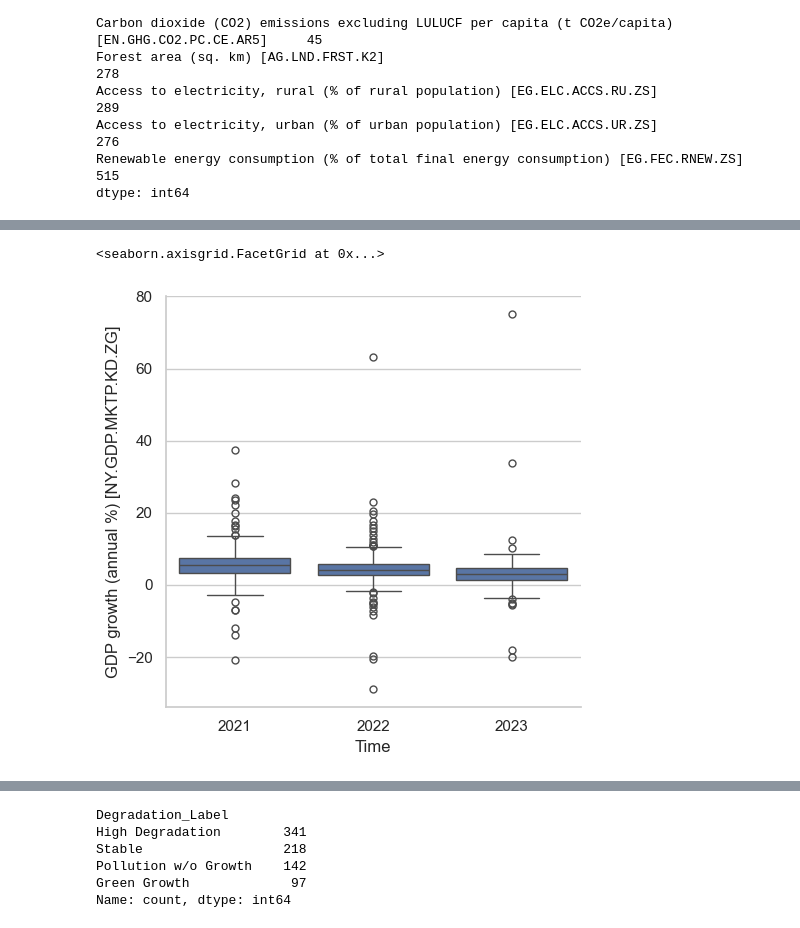
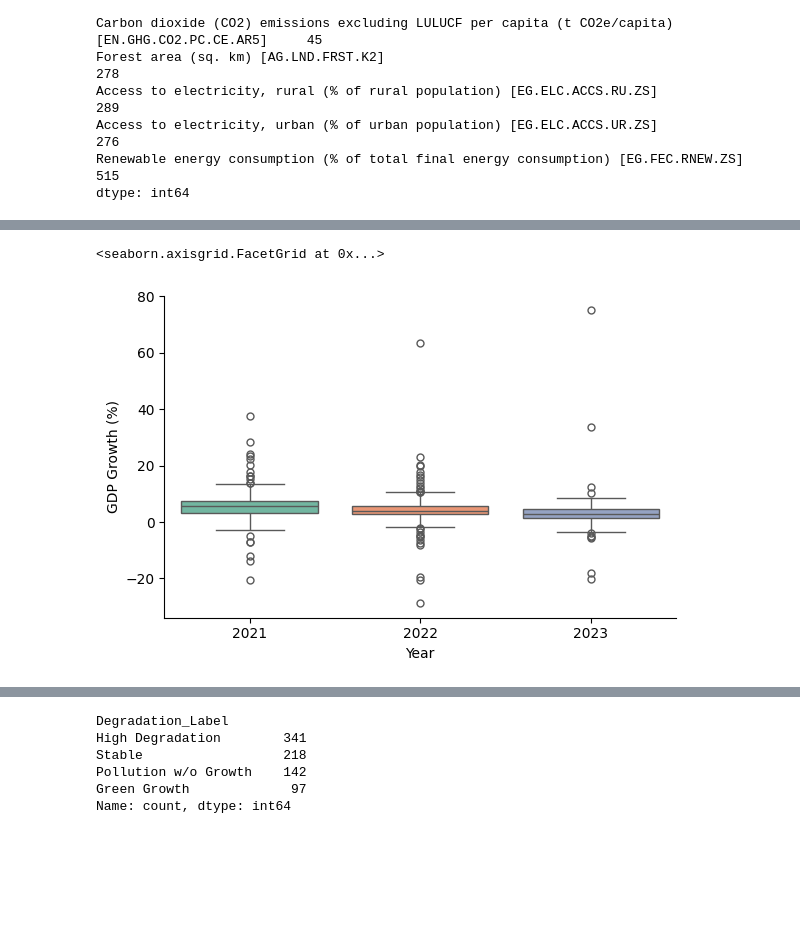
Before and after one commit to CSUN-MS-BANA/culminating-project-group-2, a Jupyter notebook: WEEK 7/ClassificationQues.ipynb, the cells around one changed output, grey strips where cells are left out. Drawn from its saved outputs; the diff is of its cells as text; code cells hidden in the pictures; blank space fills up the shorter version.

```diff
--- a/WEEK 7/ClassificationQues.ipynb
+++ b/WEEK 7/ClassificationQues.ipynb
@@ -216,7 +180,7 @@ cols_to_drop = missing_percent[missing_percent > 0.5].index.tolist()
 
 # Print them
 print(f"Columns with >50% missing values ({len(cols_to_drop)}):\n")
-for col in cols_to_drop:
-    print("-", col)
+#for col in cols_to_drop:
+    #print("-", col)
 # %% [output]
 Columns with >50% missing values (166):
@@ -248,22 +196,27 @@ merged_df = merged_df.drop(columns=cols_to_drop)
 # %%
 merged_df['Time'] = pd.to_numeric(merged_df['Time'], errors='coerce').astype('Int64')
 # %%
-# checking for multicollinearity using VIF (VAriance Inflation Factor)
+import numpy as np
+import pandas as pd
 from statsmodels.stats.outliers_influence import variance_inflation_factor
-import pandas as pd
-import numpy as np
 
-# Step 1: Keep only numeric columns and drop NaNs
-numeric_df = merged_df.select_dtypes(include=[np.number]).dropna()
+# Step 1: Select numeric columns
+numeric_df = merged_df.select_dtypes(include=[np.number])
 
-# Step 2: Optional – remove any constant columns
+# Step 2: Drop constant and null-containing columns
+numeric_df = numeric_df.dropna()
 numeric_df = numeric_df.loc[:, numeric_df.nunique() > 1]
 
-# Step 3: Create a DataFrame for VIF calculation
+# Step 3: Drop rows with inf or -inf
+numeric_df = numeric_df.replace([np.inf, -np.inf], np.nan).dropna()
+
+# Step 4: Convert to float64 explicitly (critical)
+numeric_df = numeric_df.astype(np.float64)
+
+# Step 5: Calculate VIF
 vif_data = pd.DataFrame()
 vif_data['Feature'] = numeric_df.columns
 vif_data['VIF'] = [variance_inflation_factor(numeric_df.values, i) for i in range(numeric_df.shape[1])]
 
-# Step 4: Display results
+# Display
 #print(vif_data.sort_values(by='VIF', ascending=False))
-vif_data.sort_values(by='VIF', ascending=False)
@@ -439,11 +342,14 @@ df_analysis.head(5)
 df_analysis['Time'] = pd.to_numeric(df_analysis['Time'], errors='coerce').astype('Int64')
 # %%
 #create the box plot
-sns.catplot(data= df_analysis, x='Time',
-            y='GDP growth (annual %) [NY.GDP.MKTP.KD.ZG]',kind='box')
+g=sns.catplot(data= df_analysis, x='Time',
+            y='GDP growth (annual %) [NY.GDP.MKTP.KD.ZG]',kind='box', height=4, aspect=1.5, palette='Set2')
+
+# Rename axes directly
+g.set_axis_labels("Year", "GDP Growth (%)")
 # %% [output]
 <seaborn.axisgrid.FacetGrid at 0x...>
-[figure, old version]
+[figure, new version]
 # %%
 df_grouped = df_analysis.groupby('Time')[
     ['Renewable energy consumption (% of total final energy consumption) [EG.FEC.RNEW.ZS]',
```
Also changed, not shown: parts of 15 cells of this notebook.
